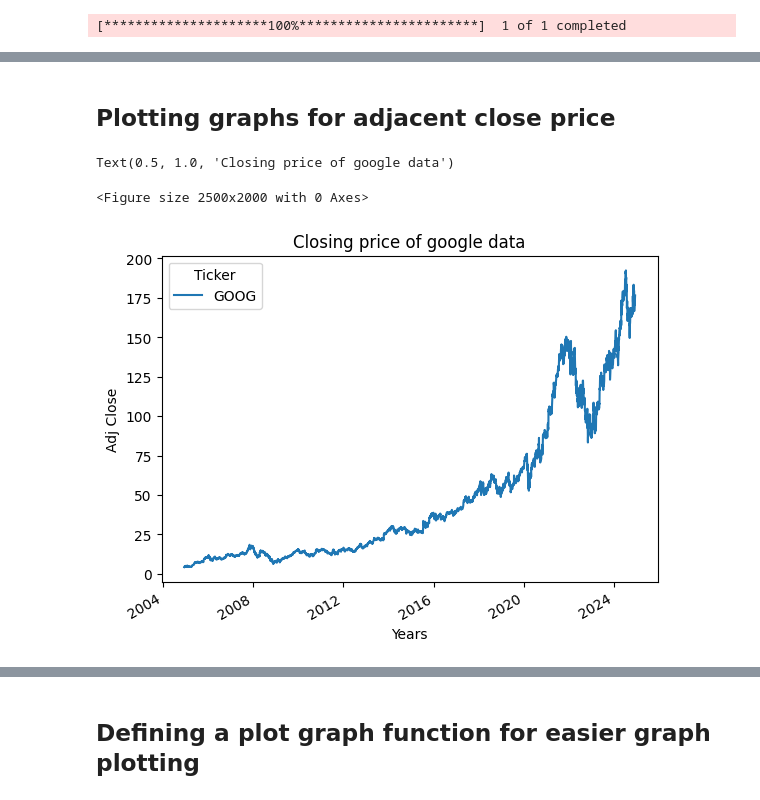
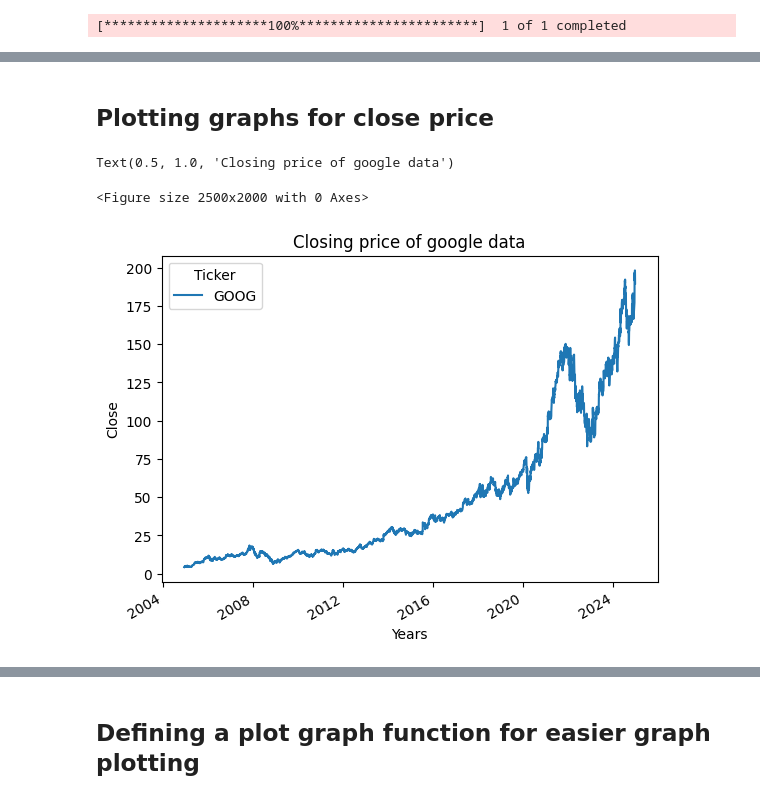
Before and after one commit to Slowdust18/stock_price_predictor, a Jupyter notebook: main.ipynb, the cells around one changed output, grey strips where cells are left out. Drawn from its saved outputs; the diff is of its cells as text; code cells hidden in the pictures.

```diff
--- a/main.ipynb
+++ b/main.ipynb
@@ -38,15 +38,15 @@ google_data.head()
 # %% [markdown]
-## Plotting graphs for adjacent close price
+## Plotting graphs for close price
 # %%
 plt.figure(figsize=(25,20))
-google_data["Adj Close"].plot()
-plt.ylabel("Adj Close")
+google_data["Close"].plot()
+plt.ylabel("Close")
 plt.xlabel("Years")
 plt.title("Closing price of google data")
 # %% [output]
 Text(0.5, 1.0, 'Closing price of google data')
 <Figure size 2500x2000 with 0 Axes>
-[figure, old version]
+[figure, new version]
 # %%
 for i in range(2004,2025):
     print(i, list(google_data.index.year).count(i))
```
Also changed, not shown: parts of 22 cells of this notebook, 1 other file.
